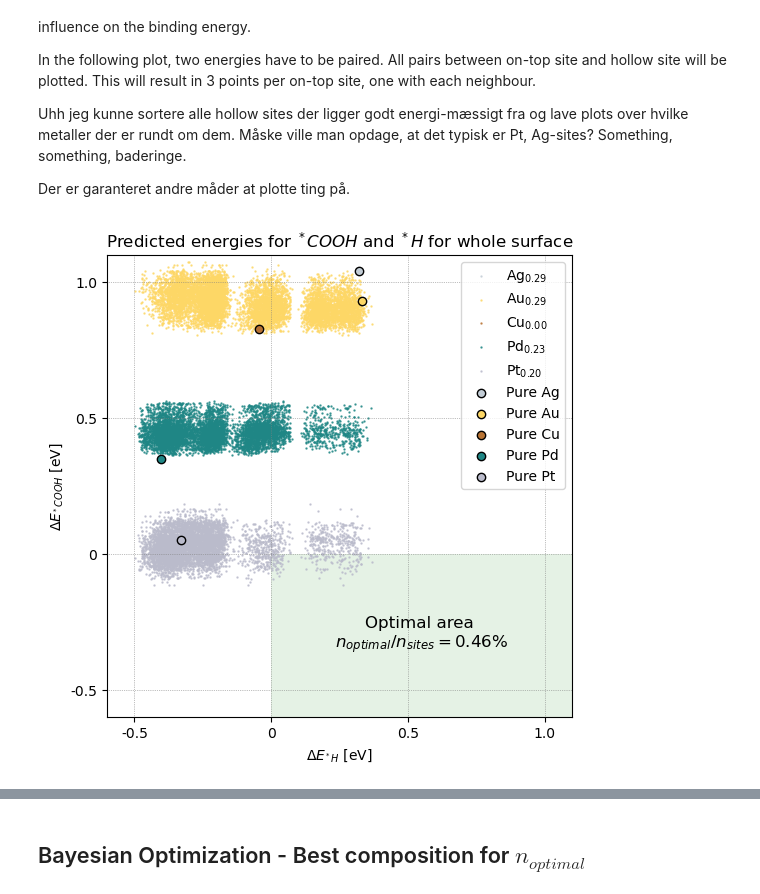
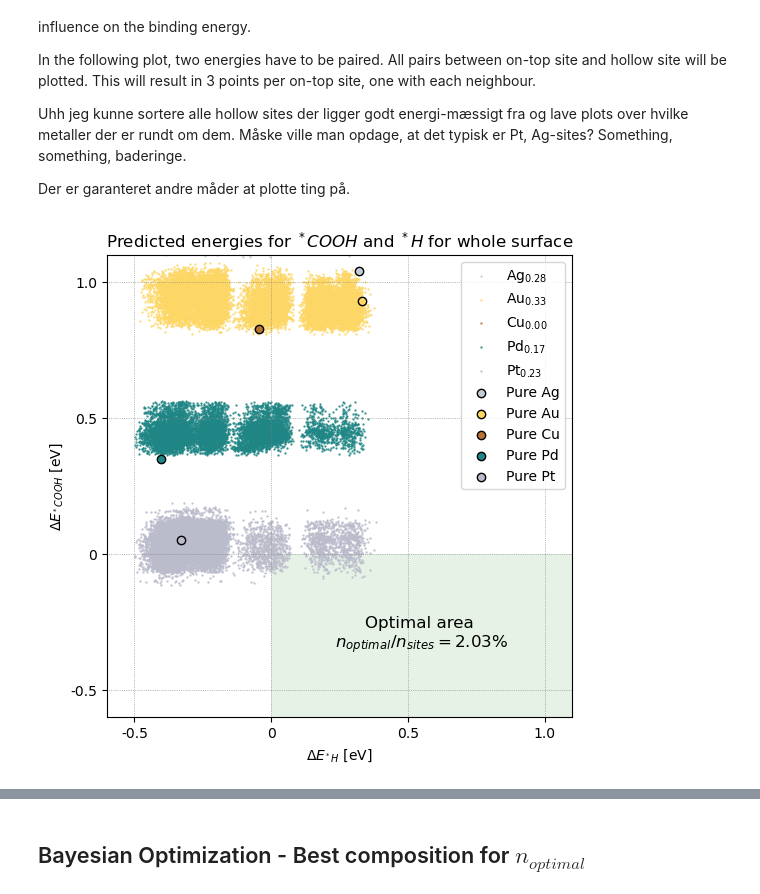
Before and after one commit to MarcusNoergaardWeng/CatalysisThesis, a Jupyter notebook: Notebooks/DFT Calculated energies.ipynb, the cells around one changed output, grey strips where cells are left out. Cells and saved outputs as stored; diff of their text form; code cells hidden in the pictures.

```diff
--- a/Notebooks/DFT Calculated energies.ipynb
+++ b/Notebooks/DFT Calculated energies.ipynb
@@ -205,8 +205,10 @@ dim_x, dim_y, metals, split = 100, 100, ['Ag', 'Au', 'Cu', 'Pd', 'Pt'], [0.2 , 0
 #dim_x, dim_y, metals, split = 100, 100, ['Ag', 'Au', 'Cu', 'Pd', 'Pt'], [0.1 , 0.9/4 , 0.9/4 , 0.9/4 , 0.9/4 ]
 #dim_x, dim_y, metals, split = 100, 100, ['Ag', 'Au', 'Cu', 'Pd', 'Pt'], [0.1 , 0.1 , 0.1 , 0.1 , 0.6 ]
 #dim_x, dim_y, metals, split = 100, 100, ['Ag', 'Au', 'Cu', 'Pd', 'Pt'], np.array([0.6622070729215169, 1.0, 0.0, 0.5082185800752432, 0.491848345744174])/np.sum([0.6622070729215169, 1.0, 0.0, 0.5082185800752432, 0.491848345744174])
-# Stochiometry from 360 its of 50x50 surface
-dim_x, dim_y, metals, split = 100, 100, ['Ag', 'Au', 'Cu', 'Pd', 'Pt'], np.array([1.0, 1.0, 0.0, 0.7950849480735558, 0.6924853871907949])/np.sum([1.0, 1.0, 0.0, 0.7950849480735558, 0.6924853871907949])
+# Stochiometry from 100 its of 140x140 surface
+
+best_stochiometry = [0.8458380615695716, 1.0, 0.0, 0.5242110298660663, 0.689633397655569]
+dim_x, dim_y, metals, split = 140, 140, ['Ag', 'Au', 'Cu', 'Pd', 'Pt'], np.array(best_stochiometry)/np.sum(best_stochiometry)
 
 stochiometry = dict(zip(metals, split))
 surface = initialize_surface(dim_x, dim_y, metals, split)
@@ -223,9 +225,11 @@ In the following plot, two energies have to be paired. All pairs between on-top
 Uhh jeg kunne sortere alle hollow sites der ligger godt energi-mæssigt fra og lave plots over hvilke metaller der er rundt om dem. Måske ville man opdage, at det typisk er Pt, Ag-sites? Something, something, baderinge.
 
 Der er garanteret andre måder at plotte ting på.
+# %%
+experiment_name = "quick_plot"
 # %%
-E_top_dict, E_hol_dict, n_ratio, n_good, good_hol_sites = sort_energies(surface)
-deltaEdeltaE_plot("360its50by50", E_hol_dict, E_top_dict, SE_slab_metals)
+E_top_dict, E_hol_dict, n_ratio, n_good, good_hol_sites = sort_energies(surface, reward_type="diagonal")
+deltaEdeltaE_plot(experiment_name+"_deltaEplot", E_hol_dict, E_top_dict, SE_slab_metals, reward_type = "corner")
 # %% [output]
-[figure, old version]
+[figure, new version]
 # %%
```
Also changed, not shown: parts of 13 cells of this notebook, 11 other files.
